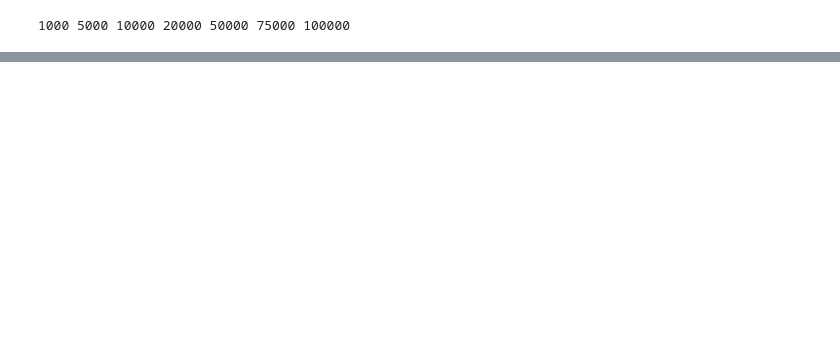
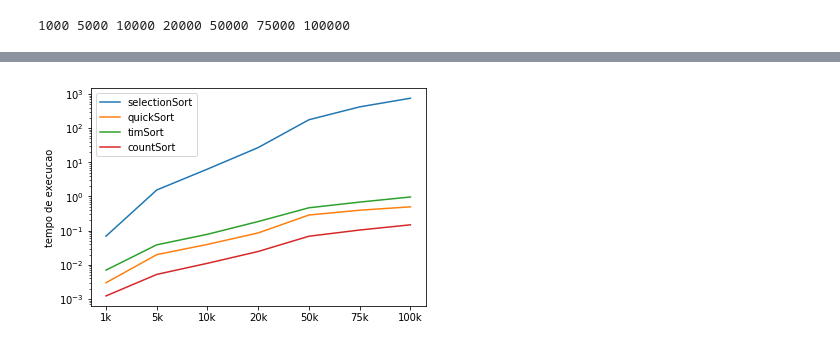
Before and after one commit to OtacilioN/analise-de-algoritmos, a Jupyter notebook: analise.ipynb, the cells around one changed output, grey strips where cells are left out. Cells and saved outputs as stored; diff of their text form; code cells hidden in the pictures; blank space fills up the shorter version.

```diff
--- a/analise.ipynb
+++ b/analise.ipynb
@@ -52,0 +235,11 @@ print(tempo_decorrido_insertion, "segundos")
+# %%
+plt.plot(["1k", "5k", "10k", "20k", "50k", "75k", "100k"],tempos_insertion, label='selectionSort')
+plt.plot(tempos_quick, label='quickSort')
+plt.plot(tempos_tim, label='timSort')
+plt.plot(tempos_count, label='countSort')
+plt.ylabel('tempo de execucao')
+plt.legend()
+plt.yscale("log")
+plt.show()
+# %% [output]
+[figure, added]
```
Also changed, not shown: parts of 22 cells of this notebook.
